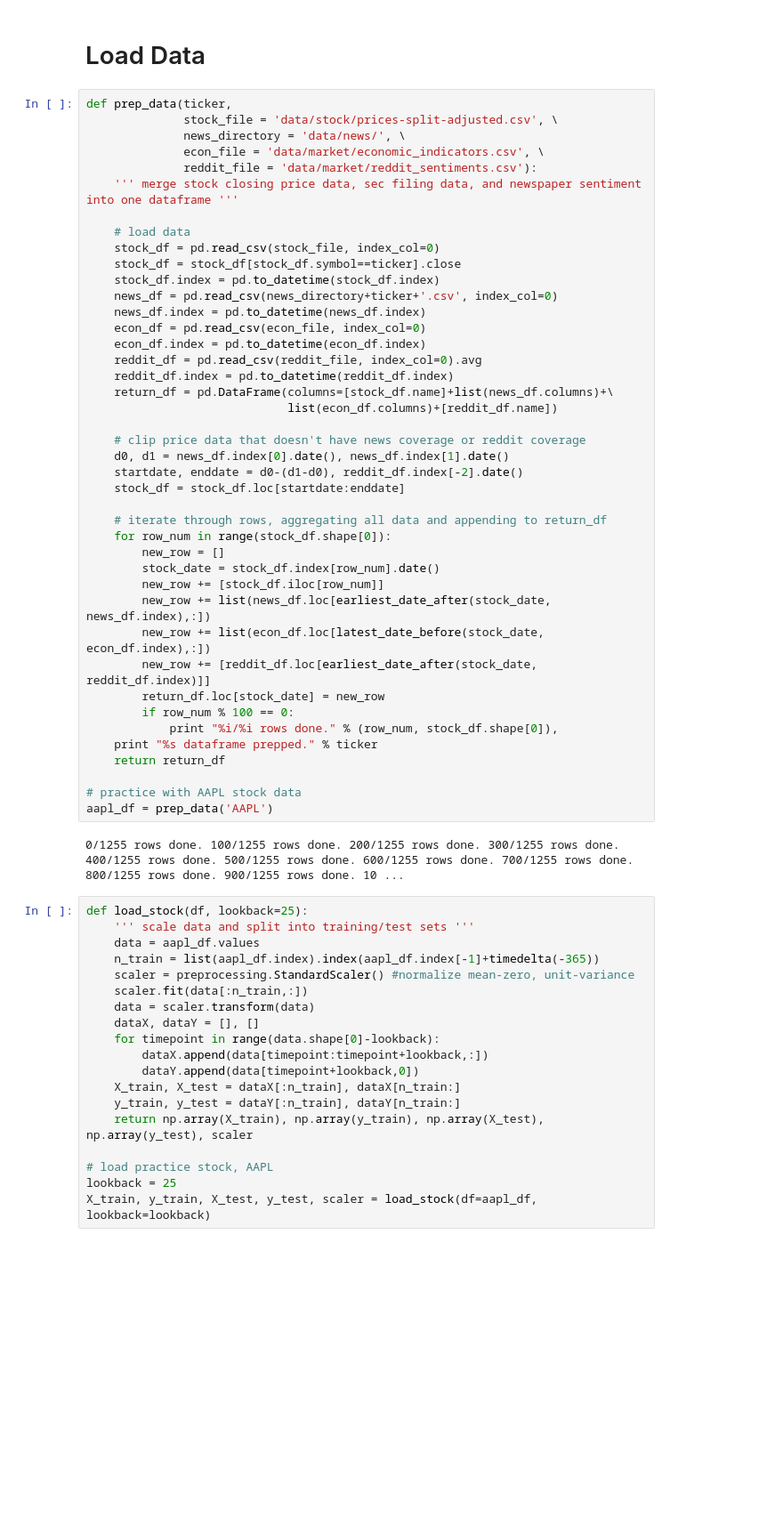
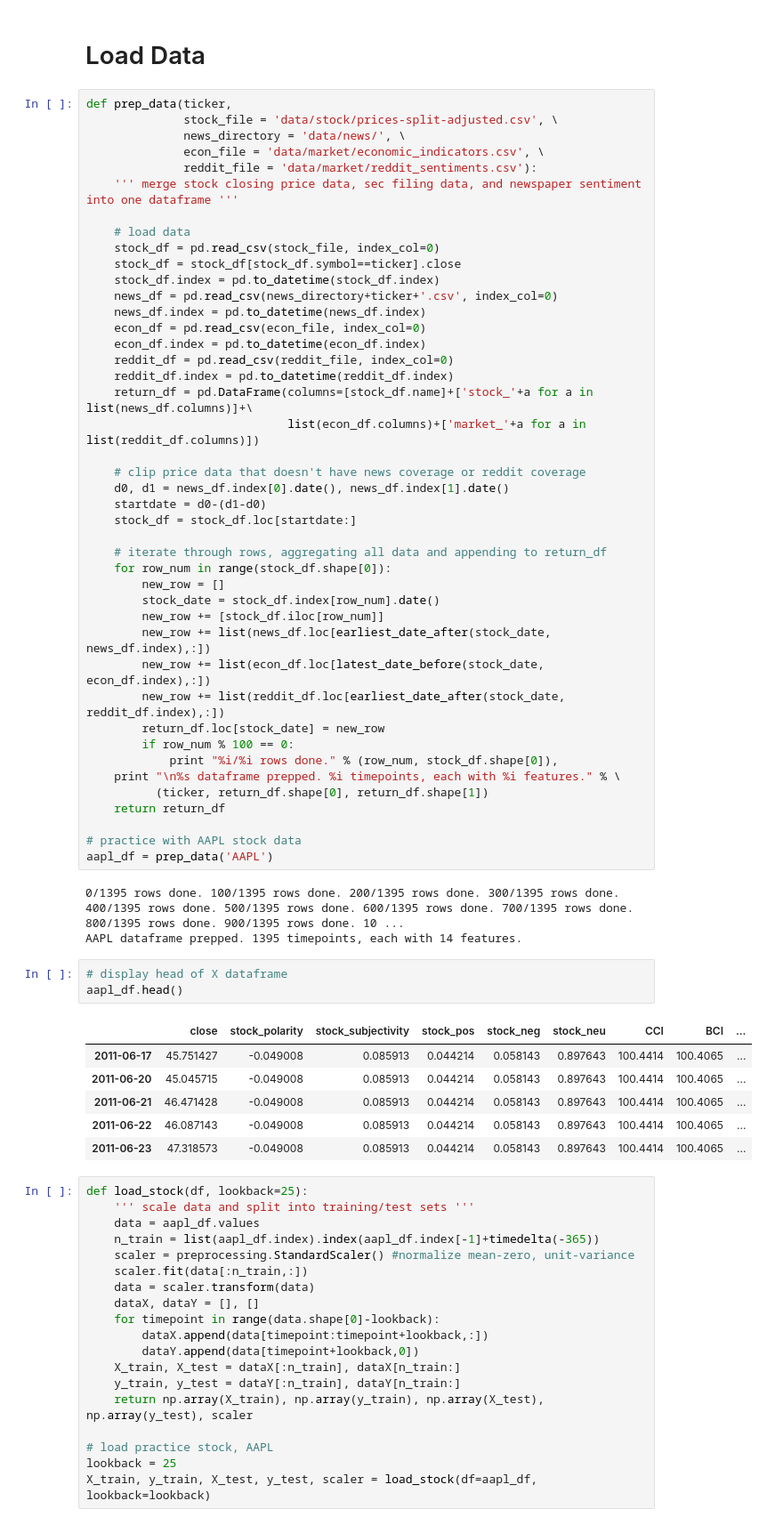
Before and after one commit to munozalexander/Stock-Prediction, a Jupyter notebook: Stock_Prediction.ipynb, the cells around one changed output. Shown at 89% size. Drawn from its saved outputs; the diff is of its cells as text; blank space fills up the shorter version.

```diff
--- a/Stock_Prediction.ipynb
+++ b/Stock_Prediction.ipynb
@@ -68,15 +71,15 @@ def prep_data(ticker,
     news_df.index = pd.to_datetime(news_df.index)
     econ_df = pd.read_csv(econ_file, index_col=0)
     econ_df.index = pd.to_datetime(econ_df.index)
-    reddit_df = pd.read_csv(reddit_file, index_col=0).avg
+    reddit_df = pd.read_csv(reddit_file, index_col=0)
     reddit_df.index = pd.to_datetime(reddit_df.index)
-    return_df = pd.DataFrame(columns=[stock_df.name]+list(news_df.columns)+\
-                             list(econ_df.columns)+[reddit_df.name])
+    return_df = pd.DataFrame(columns=[stock_df.name]+['stock_'+a for a in list(news_df.columns)]+\
+                             list(econ_df.columns)+['market_'+a for a in list(reddit_df.columns)])
 
     # clip price data that doesn't have news coverage or reddit coverage
     d0, d1 = news_df.index[0].date(), news_df.index[1].date()
-    startdate, enddate = d0-(d1-d0), reddit_df.index[-2].date()
-    stock_df = stock_df.loc[startdate:enddate]
+    startdate = d0-(d1-d0)
+    stock_df = stock_df.loc[startdate:]
 
     # iterate through rows, aggregating all data and appending to return_df
     for row_num in range(stock_df.shape[0]):
@@ -85,17 +88,29 @@ def prep_data(ticker,
         new_row += [stock_df.iloc[row_num]]
         new_row += list(news_df.loc[earliest_date_after(stock_date, news_df.index),:])
         new_row += list(econ_df.loc[latest_date_before(stock_date, econ_df.index),:])
-        new_row += [reddit_df.loc[earliest_date_after(stock_date, reddit_df.index)]]
+        new_row += list(reddit_df.loc[earliest_date_after(stock_date, reddit_df.index),:])
         return_df.loc[stock_date] = new_row
         if row_num % 100 == 0:
             print "%i/%i rows done." % (row_num, stock_df.shape[0]),
-    print "%s dataframe prepped." % ticker
+    print "\n%s dataframe prepped. %i timepoints, each with %i features." % \
+          (ticker, return_df.shape[0], return_df.shape[1])
     return return_df
 
 # practice with AAPL stock data
 aapl_df = prep_data('AAPL')
 # %% [output]
-0/1255 rows done. 100/1255 rows done. 200/1255 rows done. 300/1255 rows done. 400/1255 rows done. 500/1255 rows done. 600/1255 rows done. 700/1255 rows done. 800/1255 rows done. 900/1255 rows done. 10 ...
+0/1395 rows done. 100/1395 rows done. 200/1395 rows done. 300/1395 rows done. 400/1395 rows done. 500/1395 rows done. 600/1395 rows done. 700/1395 rows done. 800/1395 rows done. 900/1395 rows done. 10 ...
+AAPL dataframe prepped. 1395 timepoints, each with 14 features.
+# %%
+# display head of X dataframe
+aapl_df.head()
+# %% [output]
+|  | close | stock_polarity | stock_subjectivity | stock_pos | stock_neg | stock_neu | CCI | BCI | ... |
+| 2011-06-17 | 45.751427 | -0.049008 | 0.085913 | 0.044214 | 0.058143 | 0.897643 | 100.4414 | 100.4065 | ... |
+| 2011-06-20 | 45.045715 | -0.049008 | 0.085913 | 0.044214 | 0.058143 | 0.897643 | 100.4414 | 100.4065 | ... |
+| 2011-06-21 | 46.471428 | -0.049008 | 0.085913 | 0.044214 | 0.058143 | 0.897643 | 100.4414 | 100.4065 | ... |
+| 2011-06-22 | 46.087143 | -0.049008 | 0.085913 | 0.044214 | 0.058143 | 0.897643 | 100.4414 | 100.4065 | ... |
+| 2011-06-23 | 47.318573 | -0.049008 | 0.085913 | 0.044214 | 0.058143 | 0.897643 | 100.4414 | 100.4065 | ... |
 # %%
 def load_stock(df, lookback=25):
     ''' scale data and split into training/test sets '''
```
Also changed, not shown: parts of 11 cells of this notebook, 25 other files.
